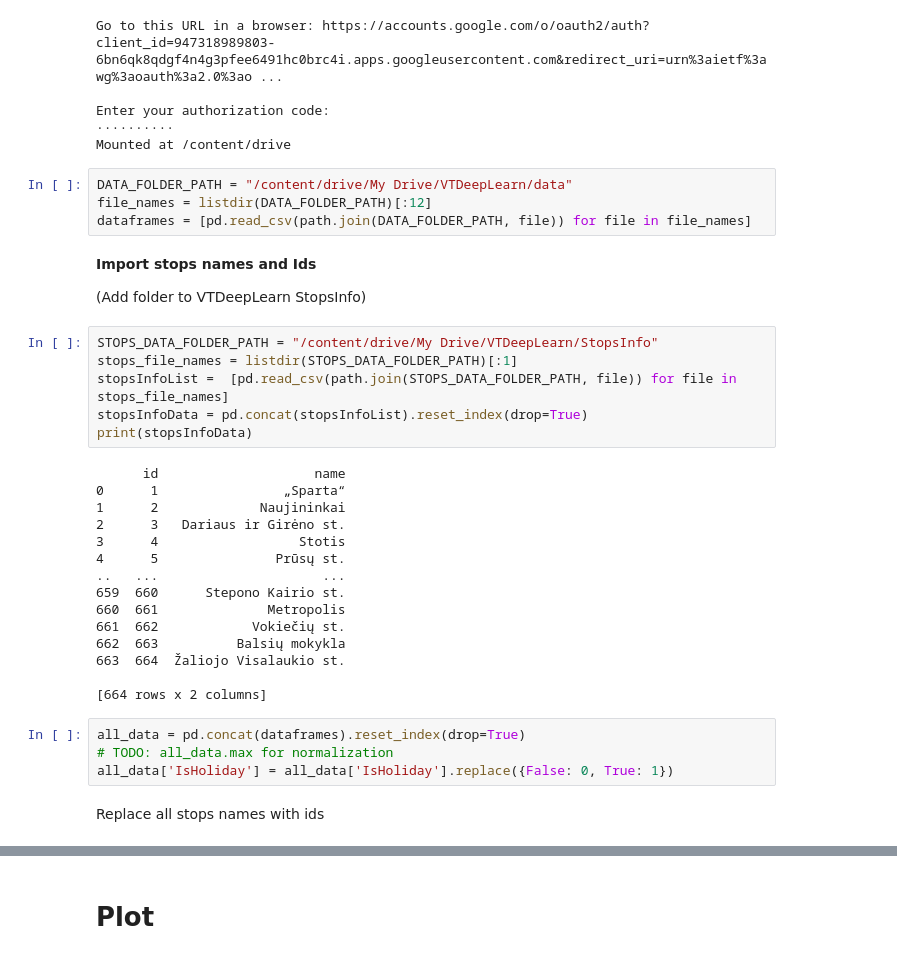
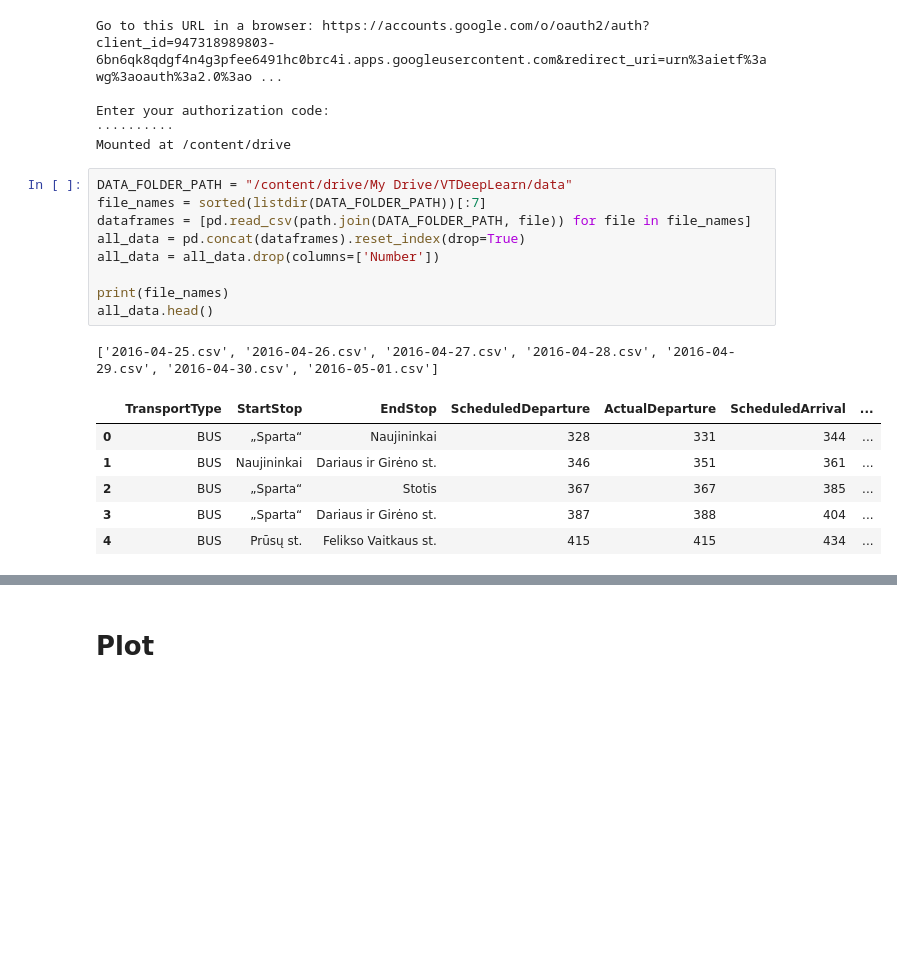
Before and after one commit to EdvardasDlugauskas/VT-atvir-duomen-analiz-, a Jupyter notebook: vilniustransportOpenDataAnalysis.ipynb, the cells around one changed output, grey strips where cells are left out. Drawn from its saved outputs; the diff is of its cells as text; blank space fills up the shorter version.

```diff
--- a/vilniustransportOpenDataAnalysis.ipynb
+++ b/vilniustransportOpenDataAnalysis.ipynb
@@ -29,36 +30,18 @@ Enter your authorization code:
 Mounted at /content/drive
 # %%
 DATA_FOLDER_PATH = "/content/drive/My Drive/VTDeepLearn/data"
-file_names = listdir(DATA_FOLDER_PATH)[:12]
+file_names = sorted(listdir(DATA_FOLDER_PATH))[:7]
 dataframes = [pd.read_csv(path.join(DATA_FOLDER_PATH, file)) for file in file_names]
+all_data = pd.concat(dataframes).reset_index(drop=True)
+all_data = all_data.drop(columns=['Number'])
+
+print(file_names)
+all_data.head()
+# %% [output]
+['2016-04-25.csv', '2016-04-26.csv', '2016-04-27.csv', '2016-04-28.csv', '2016-04-29.csv', '2016-04-30.csv', '2016-05-01.csv']
+|  | TransportType | StartStop | EndStop | ScheduledDeparture | ActualDeparture | ScheduledArrival | ... |
+| 0 | BUS | „Sparta“ | Naujininkai | 328 | 331 | 344 | ... |
+| 1 | BUS | Naujininkai | Dariaus ir Girėno st. | 346 | 351 | 361 | ... |
+| 2 | BUS | „Sparta“ | Stotis | 367 | 367 | 385 | ... |
+| 3 | BUS | „Sparta“ | Dariaus ir Girėno st. | 387 | 388 | 404 | ... |
+| 4 | BUS | Prūsų st. | Felikso Vaitkaus st. | 415 | 415 | 434 | ... |
-# %% [markdown]
-**Import stops names and Ids**
-
-(Add folder to VTDeepLearn StopsInfo)
-# %%
-STOPS_DATA_FOLDER_PATH = "/content/drive/My Drive/VTDeepLearn/StopsInfo"
-stops_file_names = listdir(STOPS_DATA_FOLDER_PATH)[:1]
-stopsInfoList =  [pd.read_csv(path.join(STOPS_DATA_FOLDER_PATH, file)) for file in stops_file_names]
-stopsInfoData = pd.concat(stopsInfoList).reset_index(drop=True)
-print(stopsInfoData)
-# %% [output]
-      id                    name
-0      1                „Sparta“
-1      2             Naujininkai
-2      3   Dariaus ir Girėno st.
-3      4                  Stotis
-4      5               Prūsų st.
-..   ...                     ...
-659  660      Stepono Kairio st.
-660  661              Metropolis
-661  662            Vokiečių st.
-662  663          Balsių mokykla
-663  664  Žaliojo Visalaukio st.
-
-[664 rows x 2 columns]
-# %%
-all_data = pd.concat(dataframes).reset_index(drop=True)
-# TODO: all_data.max for normalization
-all_data['IsHoliday'] = all_data['IsHoliday'].replace({False: 0, True: 1})
-# %% [markdown]
-Replace all stops names with ids
```
Also changed, not shown: parts of 29 cells of this notebook.
